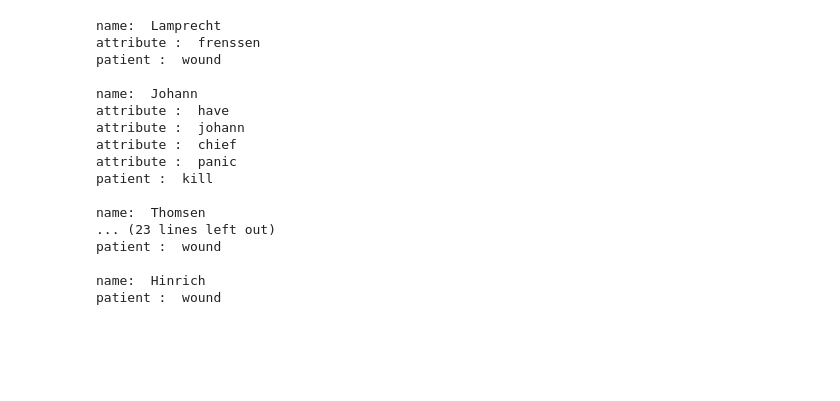
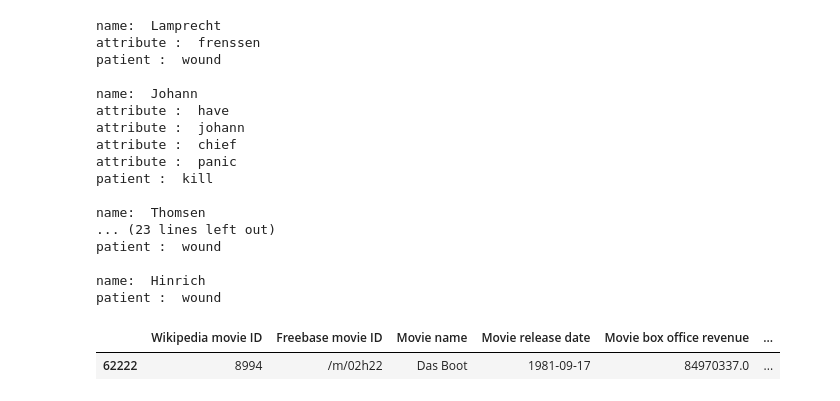
Before and after one commit to epfl-ada/ada-2022-project-cnxtn, a Jupyter notebook: find_examples.ipynb, the cells around one changed output. Cells and saved outputs as stored; diff of their text form; code cells hidden in the pictures; blank space fills up the shorter version.

```diff
--- a/find_examples.ipynb
+++ b/find_examples.ipynb
@@ -101,3 +101,26 @@ patient :  wound
 
 name:  Hinrich
 patient :  wound
+# %%
+movie_metadata_header = [
+    'Wikipedia movie ID',
+    'Freebase movie ID',
+    'Movie name',
+    'Movie release date',
+    'Movie box office revenue',
+    'Movie runtime',
+    'Movie languages',
+    'Movie countries',
+    'Movie genres'
+]
+# %%
+movie_metadata = pd.read_csv(
+    'MovieSummaries/movie.metadata.tsv',
+    delimiter='\t',
+    names=movie_metadata_header
+)
+# %%
+movie_metadata[movie_metadata['Wikipedia movie ID'] == 8994 ]
+# %% [output]
+|  | Wikipedia movie ID | Freebase movie ID | Movie name | Movie release date | Movie box office revenue | ... |
+| 62222 | 8994 | /m/02h22 | Das Boot | 1981-09-17 | 84970337.0 | ... |
```
Also changed, not shown: 21 other files.
